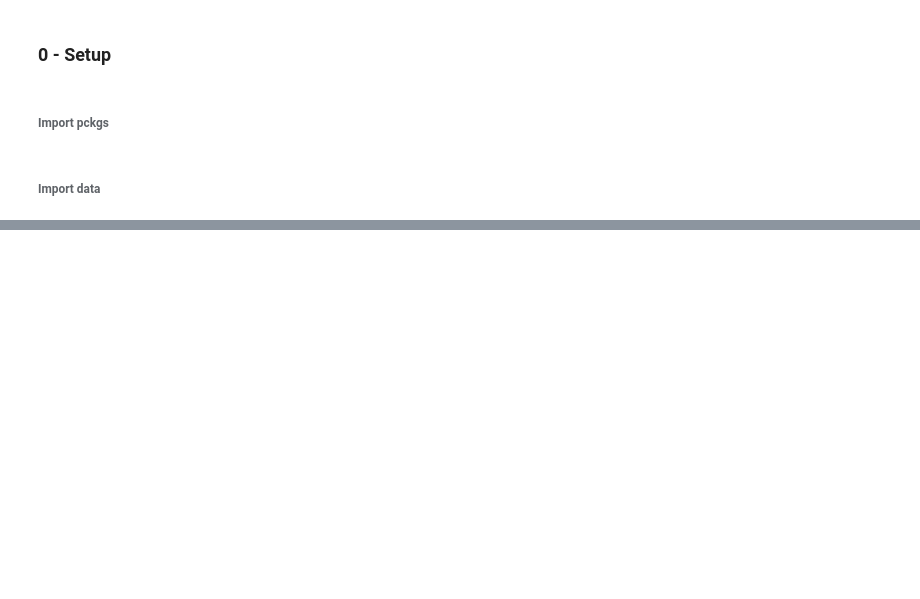
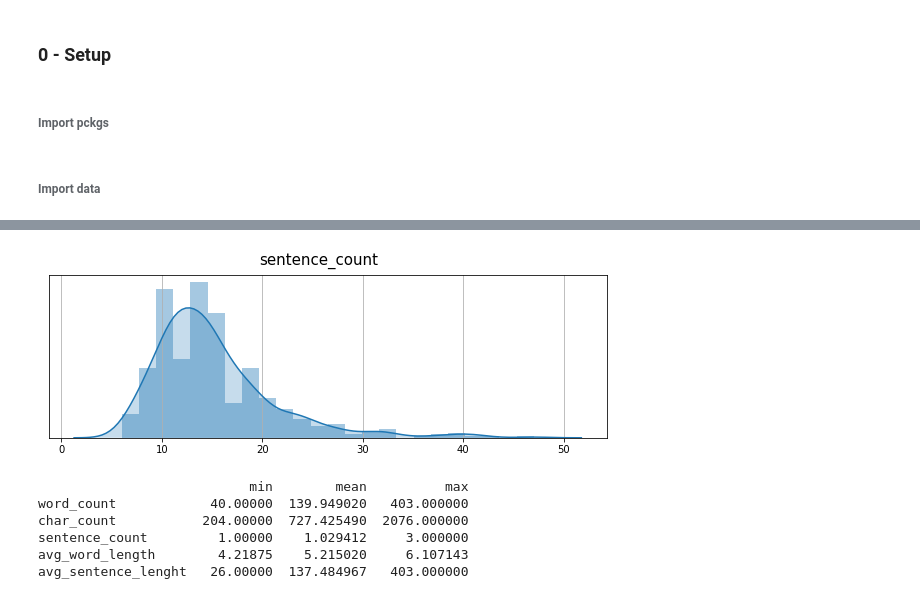
Before and after one commit to mdipietro09/DataScience_ArtificialIntelligence_Utils, a Jupyter notebook: natural_language_processing/example_text_summarization.ipynb, the cells around one changed output, grey strips where cells are left out. Drawn from its saved outputs; the diff is of its cells as text; code cells hidden in the pictures; blank space fills up the shorter version.

```diff
--- a/natural_language_processing/example_text_summarization.ipynb
+++ b/natural_language_processing/example_text_summarization.ipynb
@@ -66,0 +113,13 @@ tf.Tensor(
+# %%
+plot_distributions(dtf, x="sentence_count", figsize=(10,3))
+# %% [output]
+[figure, added]
+# %%
+dtf = add_text_length(dtf, "y")
+# %% [output]
+                           min        mean          max
+word_count            40.00000  139.949020   403.000000
+char_count           204.00000  727.425490  2076.000000
+sentence_count         1.00000    1.029412     3.000000
+avg_word_length        4.21875    5.215020     6.107143
+avg_sentence_lenght   26.00000  137.484967   403.000000
```
Also changed, not shown: parts of 30 cells of this notebook, 2 other files.
